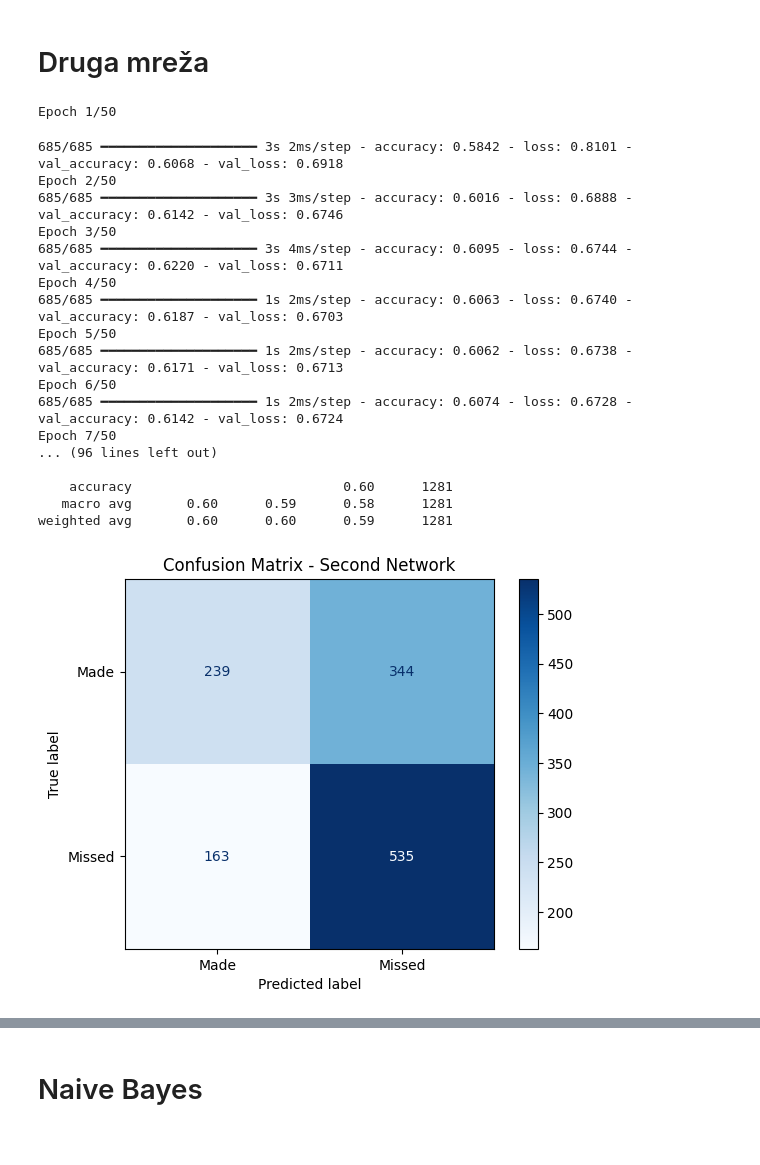
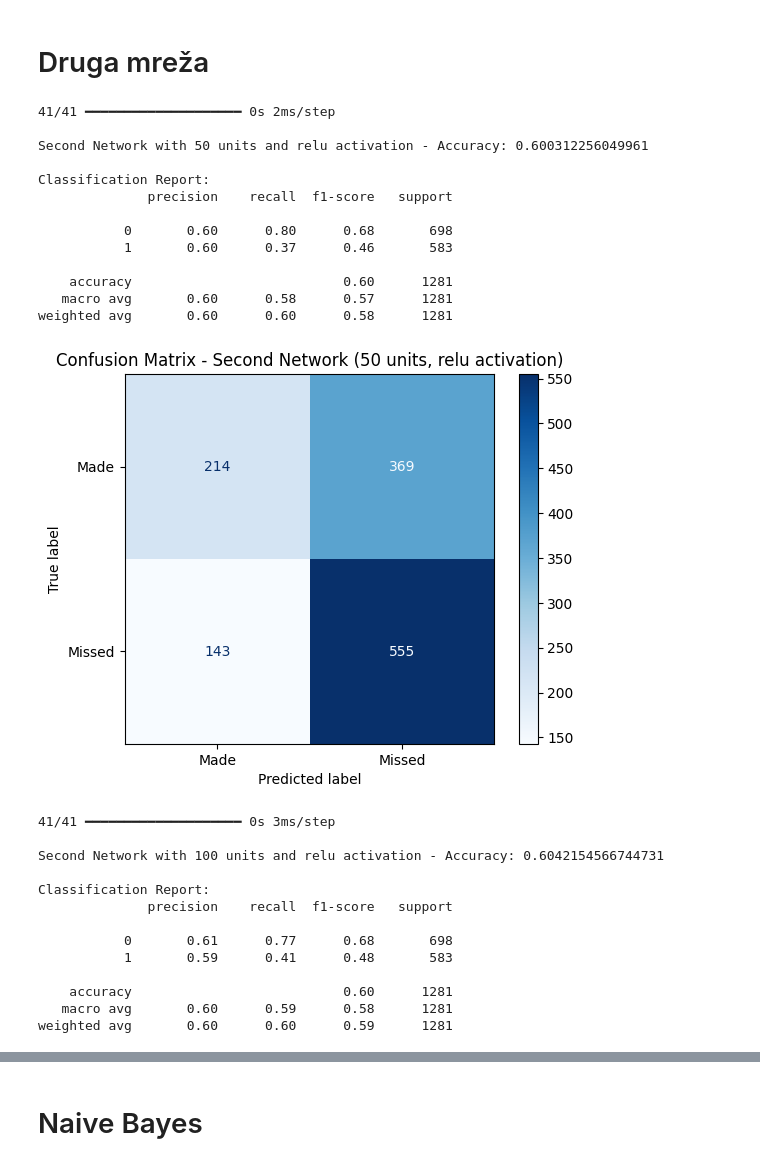
Before and after one commit to markojerkic/uzop-lab3, a Jupyter notebook: clanak.ipynb, the cells around one changed output, grey strips where cells are left out. Drawn from its saved outputs; the diff is of its cells as text; code cells hidden in the pictures.

```diff
--- a/clanak.ipynb
+++ b/clanak.ipynb
@@ -236,43 +253,58 @@ weighted avg       0.63      0.56      0.42      1281
 # %% [markdown]
 # Druga mreža
 # %%
-# Second Network: ReLU activation for hidden layer, Sigmoid for output layer
-model2 = models.Sequential([
-    layers.Dense(50, activation='relu', kernel_regularizer=regularizers.l2(0.01), input_shape=(X_train.shape[1],)),
-    layers.Dense(1, activation='sigmoid', kernel_regularizer=regularizers.l2(0.01))
-])
+# Define parameter sets for the second network
+param_sets2 = [
+    {'units': 50, 'activation': 'relu', 'epochs': 50, 'batch_size': 32},
+    {'units': 100, 'activation': 'relu', 'epochs': 100, 'batch_size': 64},
+    {'units': 150, 'activation': 'relu', 'epochs': 150, 'batch_size': 128}
+]
 
-model2.compile(optimizer='adam', loss='binary_crossentropy', metrics=['accuracy'])
-model2.fit(X_train, y_train, epochs=50, batch_size=32, validation_split=0.1, verbose=1)
+for params in param_sets2:
+    model2 = models.Sequential([
+        layers.Dense(params['units'], activation=params['activation'], kernel_regularizer=regularizers.l2(0.01), input_shape=(X_train.shape[1],)),
+        layers.Dense(1, activation='sigmoid', kernel_regularizer=regularizers.l2(0.01))
+    ])
 
-y_pred2 = (model2.predict(X_test) > 0.5).astype("int32")
+    model2.compile(optimizer='adam', loss='binary_crossentropy', metrics=['accuracy'])
+    model2.fit(X_train, y_train, epochs=params['epochs'], batch_size=params['batch_size'], validation_split=0.1, verbose=0)
 
-print("\nSecond Network - Accuracy:", accuracy_score(y_test, y_pred2))
-print("\nClassification Report:")
-print(classification_report(y_test, y_pred2))
+    y_pred2 = (model2.predict(X_test) > 0.5).astype("int32")
 
-cm2 = confusion_matrix(y_test, y_pred2, labels=[1, 0])
-disp2 = ConfusionMatrixDisplay(confusion_matrix=cm2, display_labels=["Made", "Missed"])
-disp2.plot(cmap="Blues")
-plt.title("Confusion Matrix - Second Network")
-plt.show()
+    print(f"\nSecond Network with {params['units']} units and {params['activation']} activation - Accuracy:", accuracy_score(y_test, y_pred2))
+    print("\nClassification Report:")
+    print(classification_report(y_test, y_pred2))
+
+    cm2 = confusion_matrix(y_test, y_pred2, labels=[1, 0])
+    disp2 = ConfusionMatrixDisplay(confusion_matrix=cm2, display_labels=["Made", "Missed"])
+    disp2.plot(cmap="Blues")
+    plt.title(f"Confusion Matrix - Second Network ({params['units']} units, {params['activation']} activation)")
+    plt.show()
 # %% [output]
-Epoch 1/50
+41/41 ━━━━━━━━━━━━━━━━━━━━ 0s 2ms/step
+
+Second Network with 50 units and relu activation - Accuracy: 0.600312256049961
+
+Classification Report:
+              precision    recall  f1-score   support
+
+           0       0.60      0.80      0.68       698
+           1       0.60      0.37      0.46       583
+
+    accuracy                           0.60      1281
+   macro avg       0.60      0.58      0.57      1281
+weighted avg       0.60      0.60      0.58      1281
+[figure, new version]
-685/685 ━━━━━━━━━━━━━━━━━━━━ 3s 2ms/step - accuracy: 0.5842 - loss: 0.8101 - val_accuracy: 0.6068 - val_loss: 0.6918
-Epoch 2/50
-685/685 ━━━━━━━━━━━━━━━━━━━━ 3s 3ms/step - accuracy: 0.6016 - loss: 0.6888 - val_accuracy: 0.6142 - val_loss: 0.6746
-Epoch 3/50
-685/685 ━━━━━━━━━━━━━━━━━━━━ 3s 4ms/step - accuracy: 0.6095 - loss: 0.6744 - val_accuracy: 0.6220 - val_loss: 0.6711
-Epoch 4/50
-685/685 ━━━━━━━━━━━━━━━━━━━━ 1s 2ms/step - accuracy: 0.6063 - loss: 0.6740 - val_accuracy: 0.6187 - val_loss: 0.6703
-Epoch 5/50
-685/685 ━━━━━━━━━━━━━━━━━━━━ 1s 2ms/step - accuracy: 0.6062 - loss: 0.6738 - val_accuracy: 0.6171 - val_loss: 0.6713
-Epoch 6/50
-685/685 ━━━━━━━━━━━━━━━━━━━━ 1s 2ms/step - accuracy: 0.6074 - loss: 0.6728 - val_accuracy: 0.6142 - val_loss: 0.6724
-Epoch 7/50
-... (96 lines left out)
+41/41 ━━━━━━━━━━━━━━━━━━━━ 0s 3ms/step
+
+Second Network with 100 units and relu activation - Accuracy: 0.6042154566744731
+
+Classification Report:
+              precision    recall  f1-score   support
+
+           0       0.61      0.77      0.68       698
+           1       0.59      0.41      0.48       583
 
     accuracy                           0.60      1281
    macro avg       0.60      0.59      0.58      1281
 weighted avg       0.60      0.60      0.59      1281
-[figure, old version]
```
Also changed, not shown: parts of 3 cells of this notebook.
